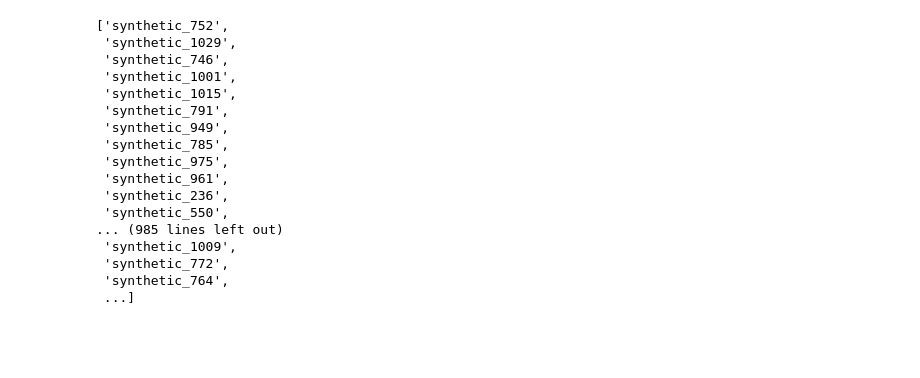
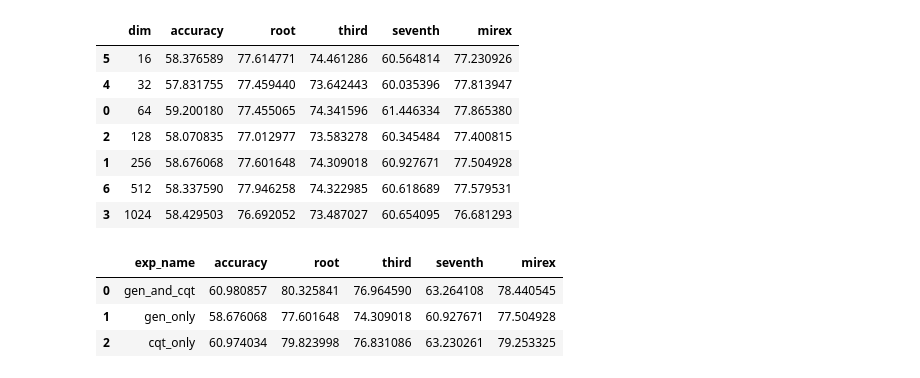
Before and after one commit to PierreRL/AutomaticChordRecognition, a Jupyter notebook: notebooks/experiments/8. Gen Features.ipynb, the cells around one changed output. Drawn from its saved outputs; the diff is of its cells as text; code cells hidden in the pictures; blank space fills up the shorter version.

```diff
--- a/notebooks/experiments/8. Gen Features.ipynb
+++ b/notebooks/experiments/8. Gen Features.ipynb
@@ -129,6 +134,3 @@ for e in expts:
 
 
 df = pd.DataFrame(rows)
-# %%
-df.sort_values(by=['accuracy'], inplace=True, ascending=False)
-df
@@ -144,24 +137,13 @@ df
-# %%
-import autorootcwd
-from src.utils import get_synthetic_filenames
-
-fs = get_synthetic_filenames()
-fs
-# %% [output]
-['synthetic_752',
- 'synthetic_1029',
- 'synthetic_746',
- 'synthetic_1001',
- 'synthetic_1015',
- 'synthetic_791',
- 'synthetic_949',
- 'synthetic_785',
- 'synthetic_975',
- 'synthetic_961',
- 'synthetic_236',
- 'synthetic_550',
-... (985 lines left out)
- 'synthetic_1009',
- 'synthetic_772',
- 'synthetic_764',
- ...]
+# %%
+df.sort_values(by=['dim'], inplace=True)
+df.drop(columns=['reduction', 'model_name', 'mean_acc_class', 'median_acc_class' ,'avg_transitions' ,'majmin'], inplace=True)
+df
+# %% [output]
+|  | dim | accuracy | root | third | seventh | mirex |
+| 5 | 16 | 58.376589 | 77.614771 | 74.461286 | 60.564814 | 77.230926 |
+| 4 | 32 | 57.831755 | 77.459440 | 73.642443 | 60.035396 | 77.813947 |
+| 0 | 64 | 59.200180 | 77.455065 | 74.341596 | 61.446334 | 77.865380 |
+| 2 | 128 | 58.070835 | 77.012977 | 73.583278 | 60.345484 | 77.400815 |
+| 1 | 256 | 58.676068 | 77.601648 | 74.309018 | 60.927671 | 77.504928 |
+| 6 | 512 | 58.337590 | 77.946258 | 74.322985 | 60.618689 | 77.579531 |
+| 3 | 1024 | 58.429503 | 76.692052 | 73.487027 | 60.654095 | 76.681293 |
@@ -167,0 +189,8 @@ fs
+# %%
+df.drop(columns=['mean_acc_class', 'median_acc_class' ,'avg_transitions' ,'majmin'], inplace=True)
+df
+# %% [output]
+|  | exp_name | accuracy | root | third | seventh | mirex |
+| 0 | gen_and_cqt | 60.980857 | 80.325841 | 76.964590 | 63.264108 | 78.440545 |
+| 1 | gen_only | 58.676068 | 77.601648 | 74.309018 | 60.927671 | 77.504928 |
+| 2 | cqt_only | 60.974034 | 79.823998 | 76.831086 | 63.230261 | 79.253325 |
```
Also changed, not shown: parts of 8 cells of this notebook, 22 other files.
